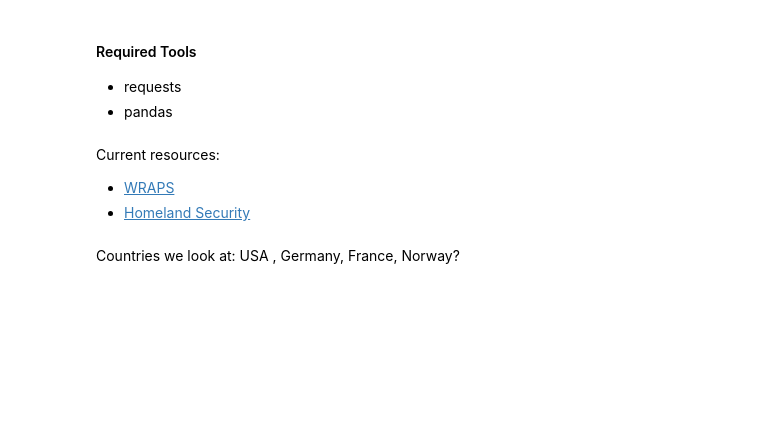
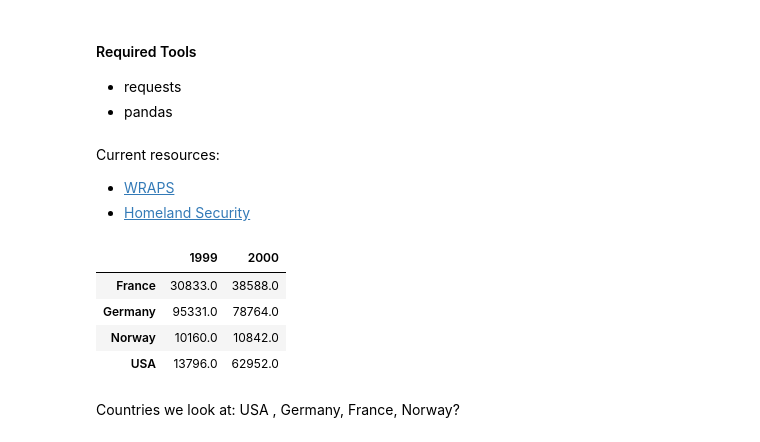
Before and after one commit to jordanrmess/USrefugees, a Jupyter notebook: final.ipynb, the cells around one changed output. Saved outputs shown, nothing was run; the diff lists cells and outputs as text; code cells hidden in the pictures; blank space fills up the shorter version.

```diff
--- a/final.ipynb
+++ b/final.ipynb
@@ -24,5 +24,13 @@ df = df.iloc[3:]
 # %%
 df=df.replace('USA (EOIR)', 'USA')
 df=df.replace('USA (INS/DHS)', 'USA')
+
+df
+# %% [output]
+|  | 1999 | 2000 |
+| France | 30833.0 | 38588.0 |
+| Germany | 95331.0 | 78764.0 |
+| Norway | 10160.0 | 10842.0 |
+| USA | 13796.0 | 62952.0 |
 # %% [markdown]
 Countries we look at: USA , Germany, France, Norway?
```
Also changed, not shown: parts of 3 cells of this notebook.
